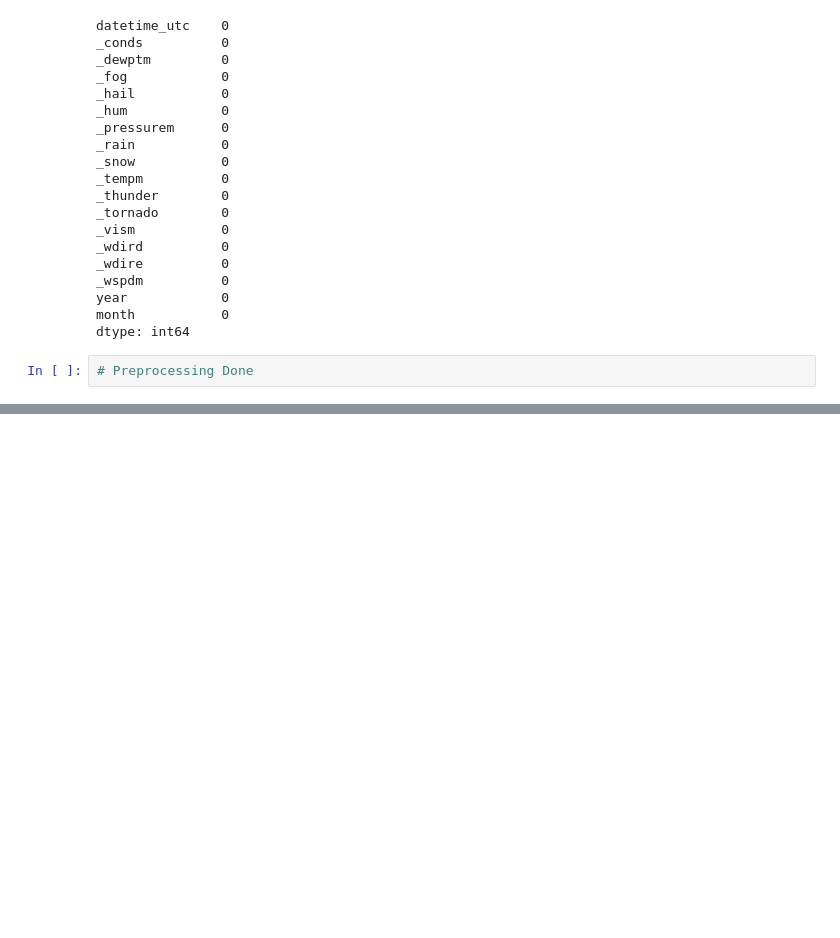
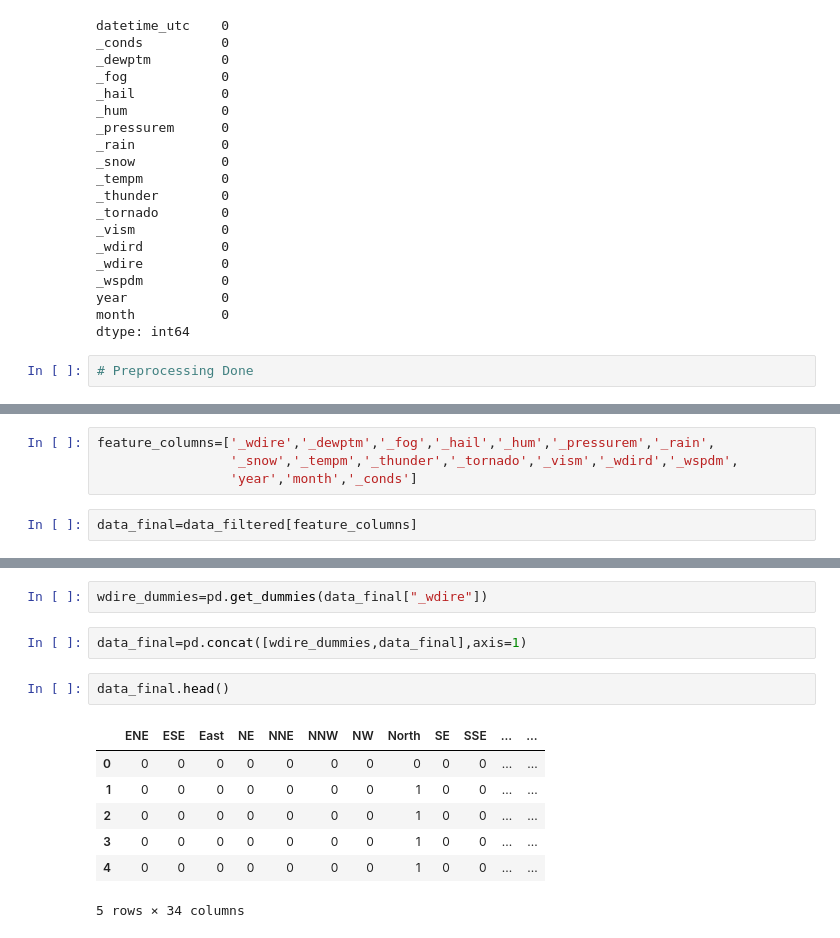
Before and after one commit to i-shitizkhanna/Time-Series-Forecasting, a Jupyter notebook: Logistic Classfier.ipynb, the cells around one changed output, grey strips where cells are left out. Drawn from its saved outputs; the diff is of its cells as text; blank space fills up the shorter version.

```diff
--- a/Logistic Classfier.ipynb
+++ b/Logistic Classfier.ipynb
@@ -357,0 +398,6 @@ dtype: int64
+# %%
+feature_columns=['_wdire','_dewptm','_fog','_hail','_hum','_pressurem','_rain',
+                 '_snow','_tempm','_thunder','_tornado','_vism','_wdird','_wspdm',
+                 'year','month','_conds']
+# %%
+data_final=data_filtered[feature_columns]
@@ -357,0 +434,14 @@ dtype: int64
+# %%
+wdire_dummies=pd.get_dummies(data_final["_wdire"])
+# %%
+data_final=pd.concat([wdire_dummies,data_final],axis=1)
+# %%
+data_final.head()
+# %% [output]
+|  | ENE | ESE | East | NE | NNE | NNW | NW | North | SE | SSE | ... | ... |
+| 0 | 0 | 0 | 0 | 0 | 0 | 0 | 0 | 0 | 0 | 0 | ... | ... |
+| 1 | 0 | 0 | 0 | 0 | 0 | 0 | 0 | 1 | 0 | 0 | ... | ... |
+| 2 | 0 | 0 | 0 | 0 | 0 | 0 | 0 | 1 | 0 | 0 | ... | ... |
+| 3 | 0 | 0 | 0 | 0 | 0 | 0 | 0 | 1 | 0 | 0 | ... | ... |
+| 4 | 0 | 0 | 0 | 0 | 0 | 0 | 0 | 1 | 0 | 0 | ... | ... |
+5 rows × 34 columns
```
Also changed, not shown: parts of 16 cells of this notebook.
